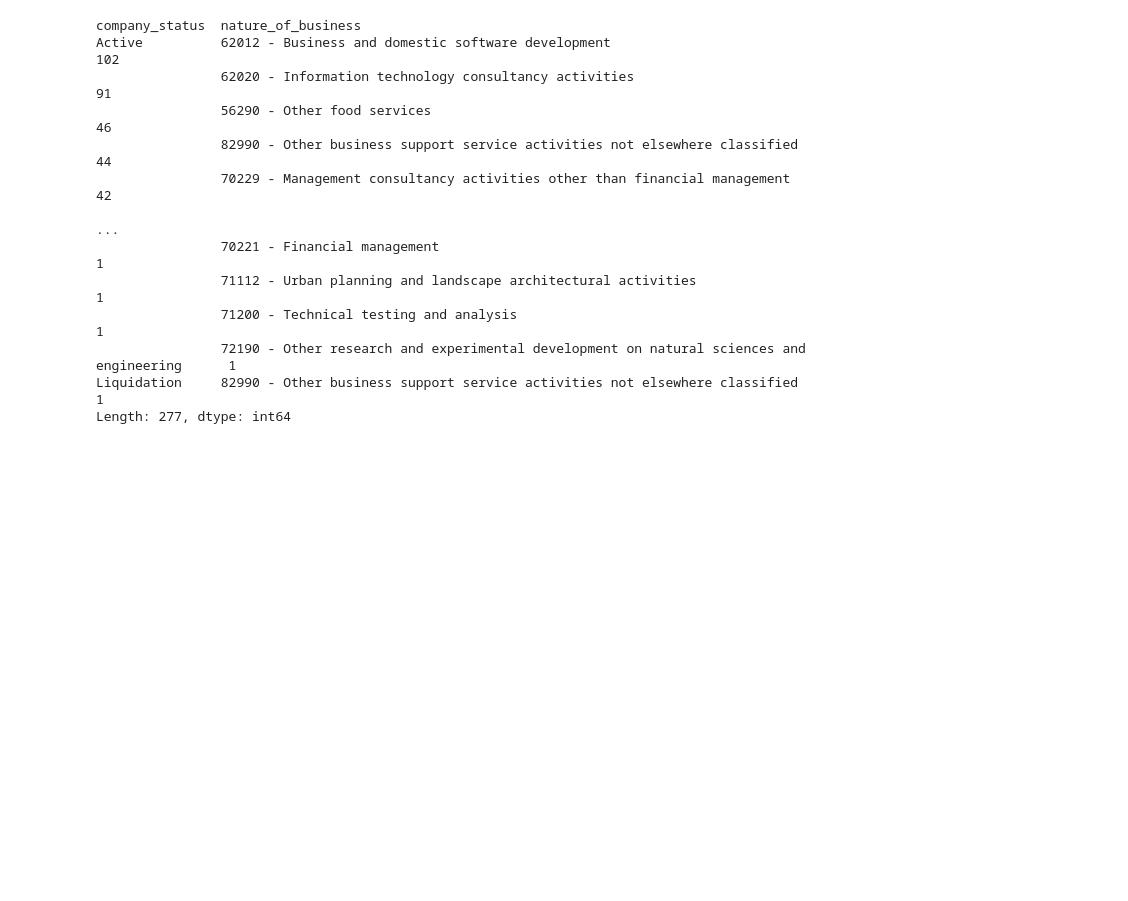
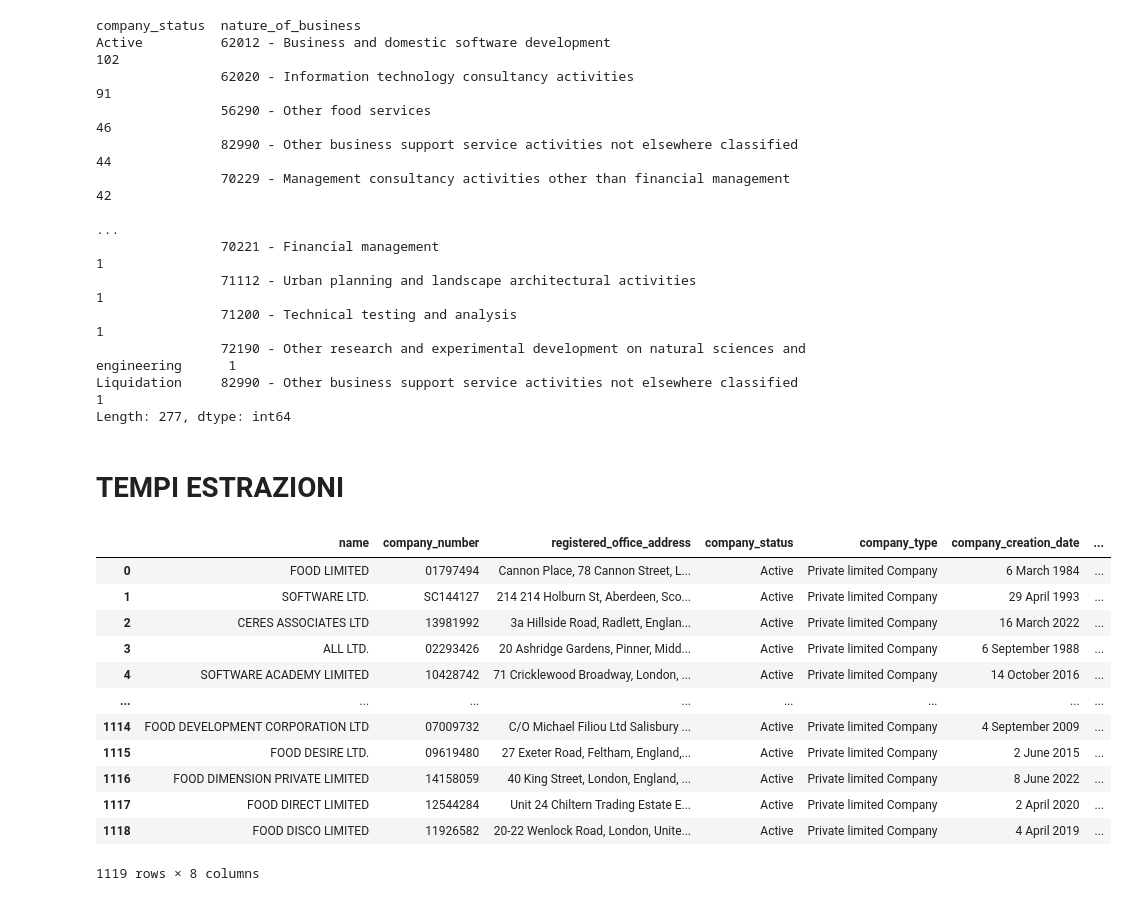
Before and after one commit to dedo99/Homework5, a Jupyter notebook: stats/govuk_stats.ipynb, the cells around one changed output. Drawn from its saved outputs; the diff is of its cells as text; code cells hidden in the pictures; blank space fills up the shorter version.

```diff
--- a/stats/govuk_stats.ipynb
+++ b/stats/govuk_stats.ipynb
@@ -204,3 +204,5 @@ Active          62012 - Business and domestic software development
                 72190 - Other research and experimental development on natural sciences and engineering      1
 Liquidation     82990 - Other business support service activities not elsewhere classified                   1
 Length: 277, dtype: int64
+# %% [markdown]
+# TEMPI ESTRAZIONI
@@ -206,0 +214,16 @@ Length: 277, dtype: int64
+# %%
+df_time
+# %% [output]
+|  | name | company_number | registered_office_address | company_status | company_type | company_creation_date | ... |
+| 0 | FOOD LIMITED | 01797494 | Cannon Place, 78 Cannon Street, L... | Active | Private limited Company | 6 March 1984 | ... |
+| 1 | SOFTWARE LTD. | SC144127 | 214 214 Holburn St, Aberdeen, Sco... | Active | Private limited Company | 29 April 1993 | ... |
+| 2 | CERES ASSOCIATES LTD | 13981992 | 3a Hillside Road, Radlett, Englan... | Active | Private limited Company | 16 March 2022 | ... |
+| 3 | ALL LTD. | 02293426 | 20 Ashridge Gardens, Pinner, Midd... | Active | Private limited Company | 6 September 1988 | ... |
+| 4 | SOFTWARE ACADEMY LIMITED | 10428742 | 71 Cricklewood Broadway, London, ... | Active | Private limited Company | 14 October 2016 | ... |
+| ... | ... | ... | ... | ... | ... | ... | ... |
+| 1114 | FOOD DEVELOPMENT CORPORATION LTD | 07009732 | C/O Michael Filiou Ltd Salisbury ... | Active | Private limited Company | 4 September 2009 | ... |
+| 1115 | FOOD DESIRE LTD. | 09619480 | 27 Exeter Road, Feltham, England,... | Active | Private limited Company | 2 June 2015 | ... |
+| 1116 | FOOD DIMENSION PRIVATE LIMITED | 14158059 | 40 King Street, London, England, ... | Active | Private limited Company | 8 June 2022 | ... |
+| 1117 | FOOD DIRECT LIMITED | 12544284 | Unit 24 Chiltern Trading Estate E... | Active | Private limited Company | 2 April 2020 | ... |
+| 1118 | FOOD DISCO LIMITED | 11926582 | 20-22 Wenlock Road, London, Unite... | Active | Private limited Company | 4 April 2019 | ... |
+1119 rows × 8 columns
```
Also changed, not shown: parts of 8 cells of this notebook, 1 other file.
